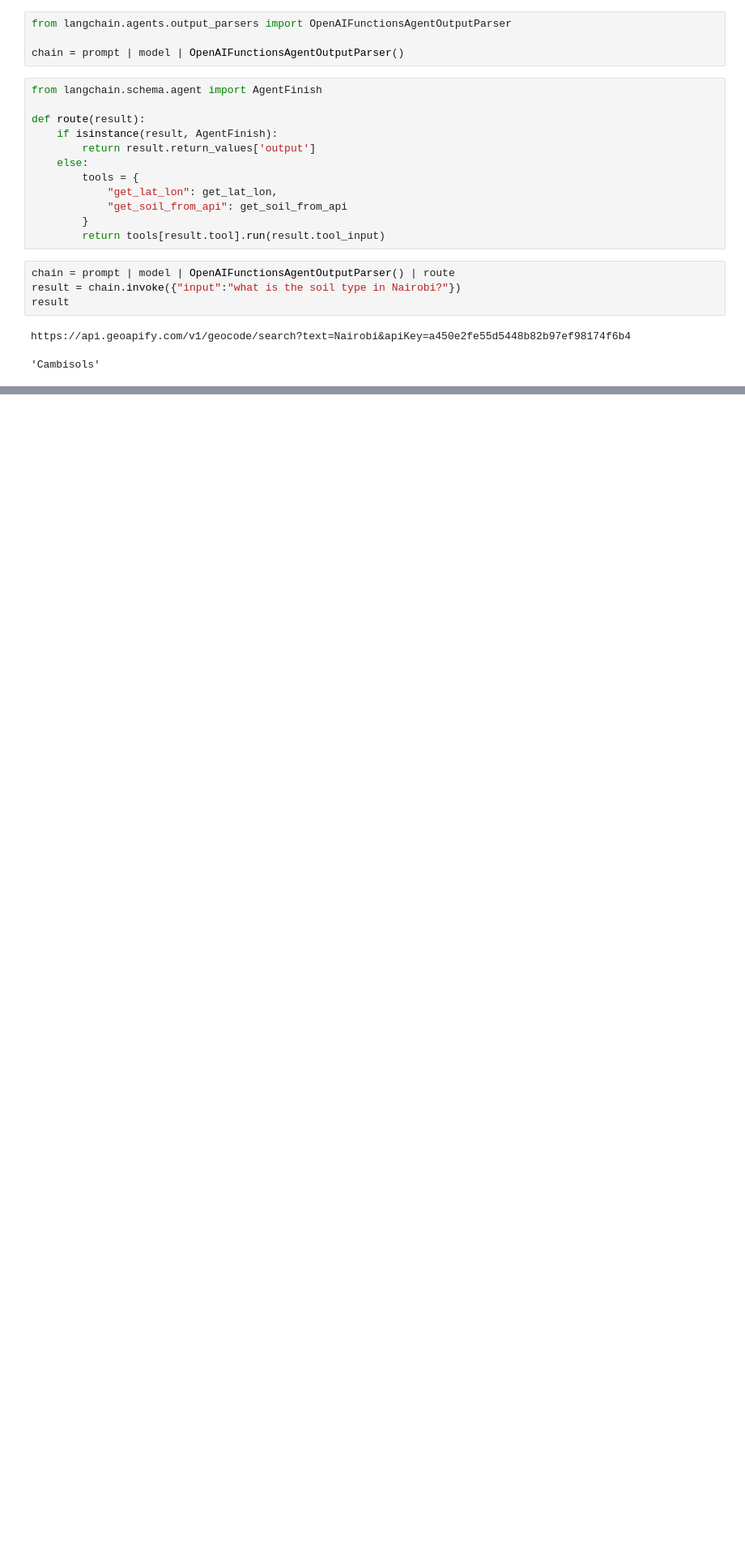
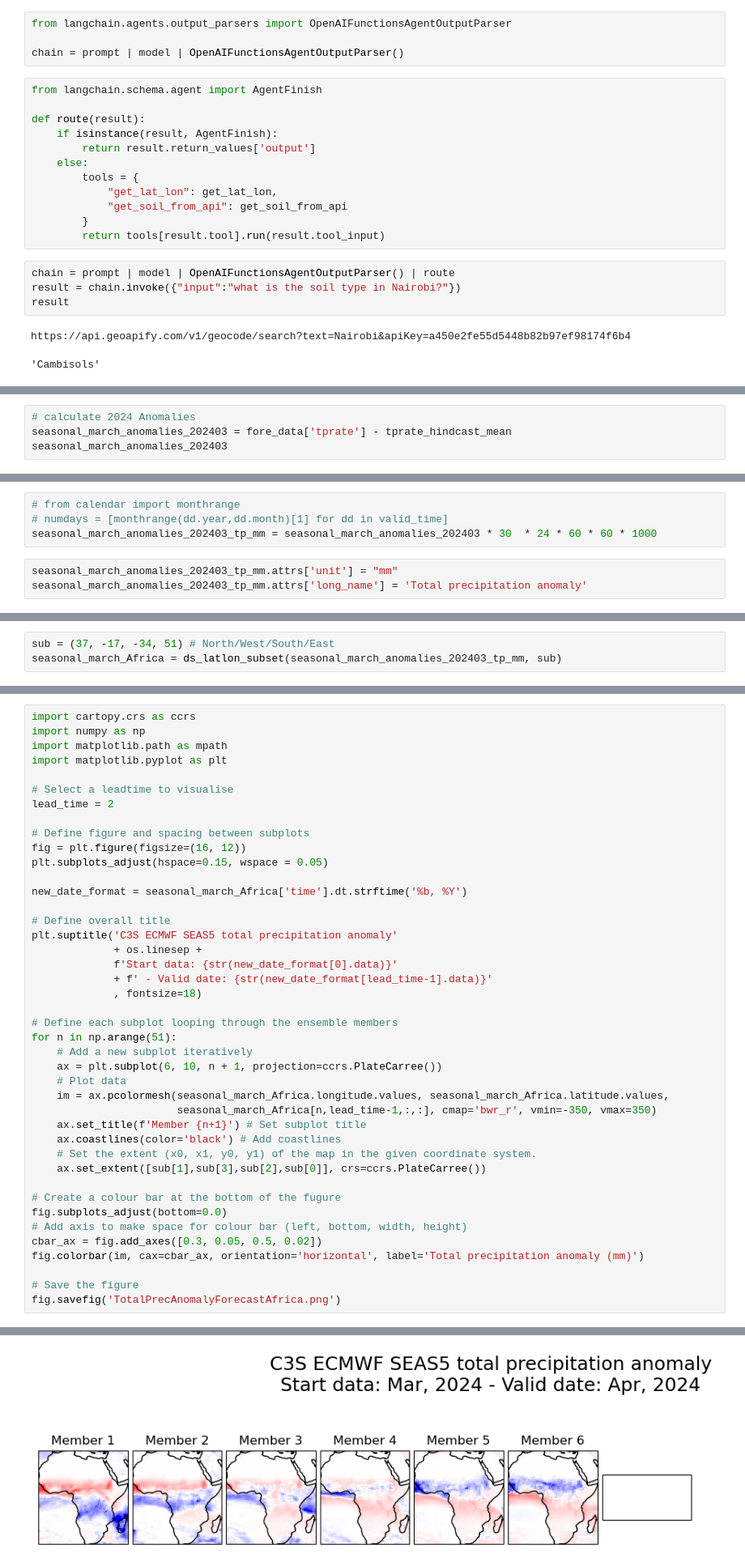
Before and after one commit to JobCollins/daas, a Jupyter notebook: test.ipynb, the cells around one changed output, grey strips where cells are left out. Shown at 81% size. Drawn from its saved outputs; the diff is of its cells as text; blank space fills up the shorter version.

```diff
--- a/test.ipynb
+++ b/test.ipynb
@@ -984,0 +1132,4 @@ https://api.geoapify.com/v1/geocode/search?text=Nairobi&apiKey=a450e2fe55d5448b8
+# %%
+# calculate 2024 Anomalies
+seasonal_march_anomalies_202403 = fore_data['tprate'] - tprate_hindcast_mean
+seasonal_march_anomalies_202403
@@ -984,0 +1158,7 @@ https://api.geoapify.com/v1/geocode/search?text=Nairobi&apiKey=a450e2fe55d5448b8
+# %%
+# from calendar import monthrange
+# numdays = [monthrange(dd.year,dd.month)[1] for dd in valid_time]
+seasonal_march_anomalies_202403_tp_mm = seasonal_march_anomalies_202403 * 30  * 24 * 60 * 60 * 1000
+# %%
+seasonal_march_anomalies_202403_tp_mm.attrs['unit'] = "mm"
+seasonal_march_anomalies_202403_tp_mm.attrs['long_name'] = 'Total precipitation anomaly'
@@ -984,0 +1183,3 @@ https://api.geoapify.com/v1/geocode/search?text=Nairobi&apiKey=a450e2fe55d5448b8
+# %%
+sub = (37, -17, -34, 51) # North/West/South/East
+seasonal_march_Africa = ds_latlon_subset(seasonal_march_anomalies_202403_tp_mm, sub)
@@ -984,0 +1206,43 @@ https://api.geoapify.com/v1/geocode/search?text=Nairobi&apiKey=a450e2fe55d5448b8
+# %%
+import cartopy.crs as ccrs
+import numpy as np
+import matplotlib.path as mpath
+import matplotlib.pyplot as plt
+
+# Select a leadtime to visualise
+lead_time = 2
+
+# Define figure and spacing between subplots
+fig = plt.figure(figsize=(16, 12))
+plt.subplots_adjust(hspace=0.15, wspace = 0.05)
+
+new_date_format = seasonal_march_Africa['time'].dt.strftime('%b, %Y')
+
+# Define overall title
+plt.suptitle('C3S ECMWF SEAS5 total precipitation anomaly'
+             + os.linesep +
+             f'Start data: {str(new_date_format[0].data)}'
+             + f' - Valid date: {str(new_date_format[lead_time-1].data)}'
+             , fontsize=18)
+
+# Define each subplot looping through the ensemble members
+for n in np.arange(51):
+    # Add a new subplot iteratively
+    ax = plt.subplot(6, 10, n + 1, projection=ccrs.PlateCarree())
+    # Plot data
+    im = ax.pcolormesh(seasonal_march_Africa.longitude.values, seasonal_march_Africa.latitude.values,
+                       seasonal_march_Africa[n,lead_time-1,:,:], cmap='bwr_r', vmin=-350, vmax=350)
+    ax.set_title(f'Member {n+1}') # Set subplot title
+    ax.coastlines(color='black') # Add coastlines
+    # Set the extent (x0, x1, y0, y1) of the map in the given coordinate system.
+    ax.set_extent([sub[1],sub[3],sub[2],sub[0]], crs=ccrs.PlateCarree())
+
+# Create a colour bar at the bottom of the fugure
+fig.subplots_adjust(bottom=0.0)
+# Add axis to make space for colour bar (left, bottom, width, height)
+cbar_ax = fig.add_axes([0.3, 0.05, 0.5, 0.02])
+fig.colorbar(im, cax=cbar_ax, orientation='horizontal', label='Total precipitation anomaly (mm)')
+
+# Save the figure
+fig.savefig('TotalPrecAnomalyForecastAfrica.png')
+# %% [output]
@@ -984,0 +1250 @@ https://api.geoapify.com/v1/geocode/search?text=Nairobi&apiKey=a450e2fe55d5448b8
+[figure, added]
```
Also changed, not shown: parts of 17 cells of this notebook, 3 other files.
